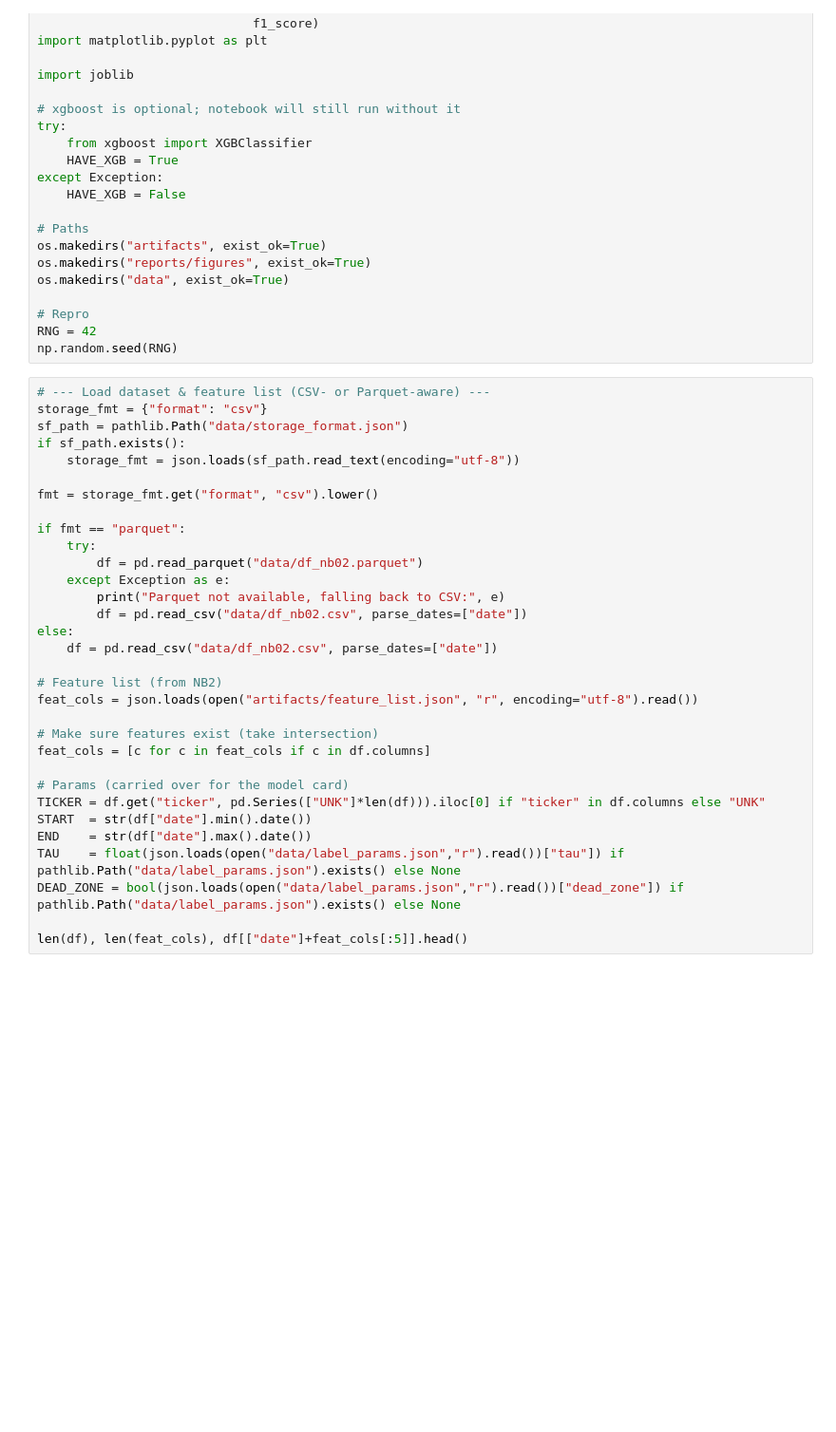
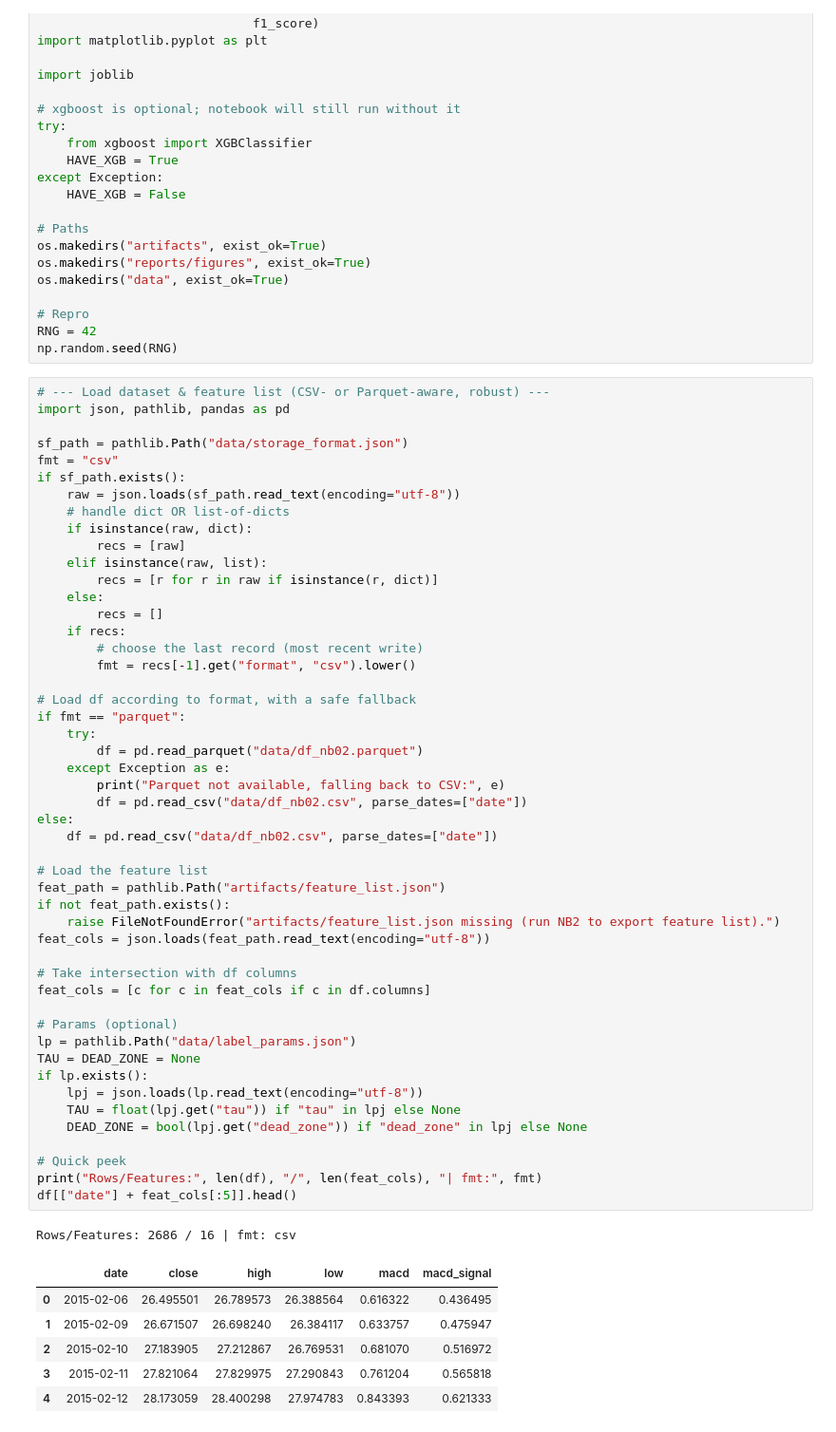
Before and after one commit to yubyunghun/stock-direction-ml, a Jupyter notebook: notebooks/05_explainability.ipynb, the cells around one changed output. Shown: that part at 95% size. Saved outputs shown, nothing was run; the diff lists cells and outputs as text; blank space fills up the shorter version.

```diff
--- a/notebooks/05_explainability.ipynb
+++ b/notebooks/05_explainability.ipynb
@@ -36,35 +36,60 @@ os.makedirs("data", exist_ok=True)
 RNG = 42
 np.random.seed(RNG)
 # %%
-# --- Load dataset & feature list (CSV- or Parquet-aware) ---
-storage_fmt = {"format": "csv"}
+# --- Load dataset & feature list (CSV- or Parquet-aware, robust) ---
+import json, pathlib, pandas as pd
+
 sf_path = pathlib.Path("data/storage_format.json")
+fmt = "csv"
 if sf_path.exists():
-    storage_fmt = json.loads(sf_path.read_text(encoding="utf-8"))
+    raw = json.loads(sf_path.read_text(encoding="utf-8"))
+    # handle dict OR list-of-dicts
+    if isinstance(raw, dict):
+        recs = [raw]
+    elif isinstance(raw, list):
+        recs = [r for r in raw if isinstance(r, dict)]
+    else:
+        recs = []
+    if recs:
+        # choose the last record (most recent write)
+        fmt = recs[-1].get("format", "csv").lower()
 
-fmt = storage_fmt.get("format", "csv").lower()
-
+# Load df according to format, with a safe fallback
 if fmt == "parquet":
     try:
         df = pd.read_parquet("data/df_nb02.parquet")
     except Exception as e:
         print("Parquet not available, falling back to CSV:", e)
         df = pd.read_csv("data/df_nb02.csv", parse_dates=["date"])
 else:
     df = pd.read_csv("data/df_nb02.csv", parse_dates=["date"])
 
-# Feature list (from NB2)
-feat_cols = json.loads(open("artifacts/feature_list.json", "r", encoding="utf-8").read())
+# Load the feature list
+feat_path = pathlib.Path("artifacts/feature_list.json")
+if not feat_path.exists():
+    raise FileNotFoundError("artifacts/feature_list.json missing (run NB2 to export feature list).")
+feat_cols = json.loads(feat_path.read_text(encoding="utf-8"))
 
-# Make sure features exist (take intersection)
+# Take intersection with df columns
 feat_cols = [c for c in feat_cols if c in df.columns]
 
-# Params (carried over for the model card)
-TICKER = df.get("ticker", pd.Series(["UNK"]*len(df))).iloc[0] if "ticker" in df.columns else "UNK"
-START  = str(df["date"].min().date())
-END    = str(df["date"].max().date())
-TAU    = float(json.loads(open("data/label_params.json","r").read())["tau"]) if pathlib.Path("data/label_params.json").exists() else None
-DEAD_ZONE = bool(json.loads(open("data/label_params.json","r").read())["dead_zone"]) if pathlib.Path("data/label_params.json").exists() else None
+# Params (optional)
+lp = pathlib.Path("data/label_params.json")
+TAU = DEAD_ZONE = None
+if lp.exists():
+    lpj = json.loads(lp.read_text(encoding="utf-8"))
+    TAU = float(lpj.get("tau")) if "tau" in lpj else None
+    DEAD_ZONE = bool(lpj.get("dead_zone")) if "dead_zone" in lpj else None
 
-len(df), len(feat_cols), df[["date"]+feat_cols[:5]].head()
+# Quick peek
+print("Rows/Features:", len(df), "/", len(feat_cols), "| fmt:", fmt)
+df[["date"] + feat_cols[:5]].head()
+# %% [output]
+Rows/Features: 2686 / 16 | fmt: csv
+|  | date | close | high | low | macd | macd_signal |
+| 0 | 2015-02-06 | 26.495501 | 26.789573 | 26.388564 | 0.616322 | 0.436495 |
+| 1 | 2015-02-09 | 26.671507 | 26.698240 | 26.384117 | 0.633757 | 0.475947 |
+| 2 | 2015-02-10 | 27.183905 | 27.212867 | 26.769531 | 0.681070 | 0.516972 |
+| 3 | 2015-02-11 | 27.821064 | 27.829975 | 27.290843 | 0.761204 | 0.565818 |
+| 4 | 2015-02-12 | 28.173059 | 28.400298 | 27.974783 | 0.843393 | 0.621333 |
 # %%
```
Also changed, not shown: parts of 13 cells of this notebook, 53 other files.
